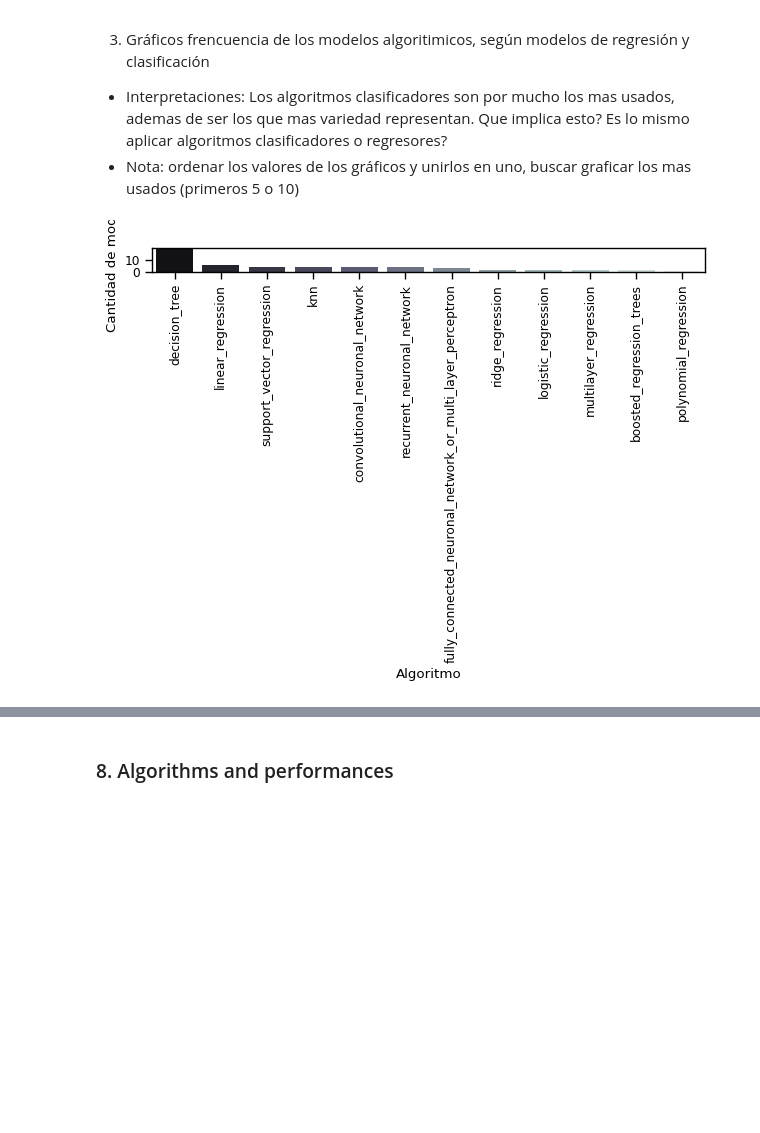
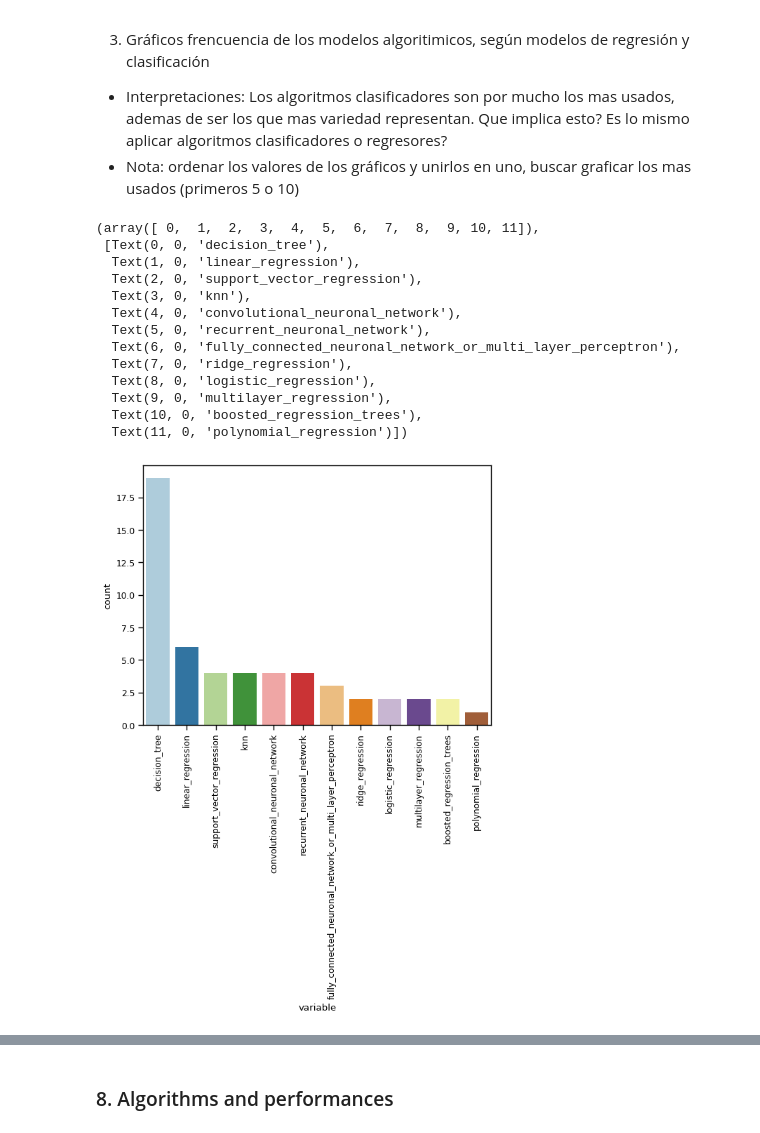
Before and after one commit to EmmAMaldonado/review-emotion-recognition-eda, a Jupyter notebook: notebooks/data_analysis.ipynb, the cells around one changed output, grey strips where cells are left out. Saved outputs shown, nothing was run; the diff lists cells and outputs as text; code cells hidden in the pictures; blank space fills up the shorter version.

```diff
--- a/notebooks/data_analysis.ipynb
+++ b/notebooks/data_analysis.ipynb
@@ -1891,16 +2178,27 @@ g.set(xlabel = 'Año', ylabel = 'Cantidad de modelos')
 - Interpretaciones: Los algoritmos clasificadores son por mucho los mas usados, ademas de ser los que mas variedad representan. Que implica esto? Es lo mismo aplicar algoritmos clasificadores o regresores?
 - Nota: ordenar los valores de los gráficos y unirlos en uno, buscar graficar los mas usados (primeros 5 o 10)
 # %%
-df_statistical_learning_models = df_statistical_learning_models.fillna('-')
-
 #para regressor
 df_algoritmos_regre = fn.multi_reversing(df_statistical_learning_models, 'model_id', df_statistical_learning_models.iloc[:,43:57])
 df_algoritmos_regre['variable'] = df_algoritmos_regre['variable'].str.replace('regre_','')
 
-titulos = [' ', 'Algoritmo', 'Cantidad de modelos']
-fn.bar_plot('variable',df_algoritmos_regre,titulos)
+sns.countplot(x='variable', data=df_algoritmos_regre, order = getattr(df_algoritmos_regre, 'variable').value_counts().index, palette="Paired")
+plt.xticks(rotation=90)
 # %% [output]
+(array([ 0,  1,  2,  3,  4,  5,  6,  7,  8,  9, 10, 11]),
+ [Text(0, 0, 'decision_tree'),
+  Text(1, 0, 'linear_regression'),
+  Text(2, 0, 'support_vector_regression'),
+  Text(3, 0, 'knn'),
+  Text(4, 0, 'convolutional_neuronal_network'),
+  Text(5, 0, 'recurrent_neuronal_network'),
+  Text(6, 0, 'fully_connected_neuronal_network_or_multi_layer_perceptron'),
+  Text(7, 0, 'ridge_regression'),
+  Text(8, 0, 'logistic_regression'),
+  Text(9, 0, 'multilayer_regression'),
+  Text(10, 0, 'boosted_regression_trees'),
+  Text(11, 0, 'polynomial_regression')])
-[figure, old version]
+[figure, new version]
 # %%
 #para classifier
 
```
Also changed, not shown: parts of 54 cells of this notebook.
